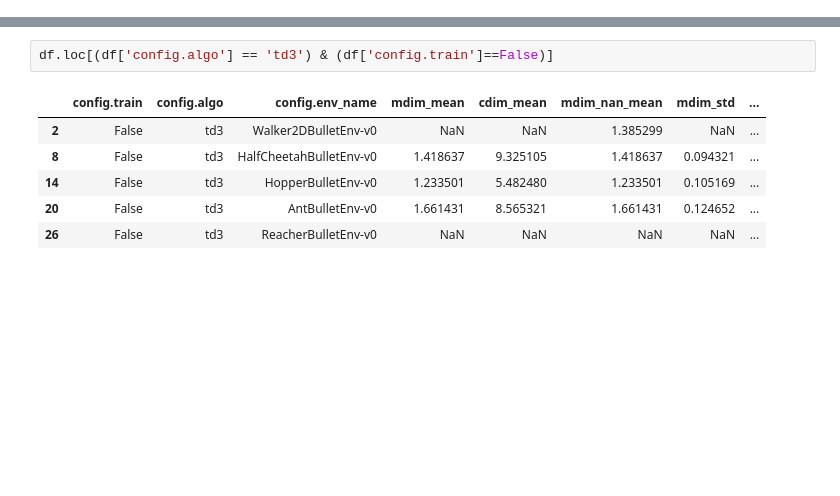
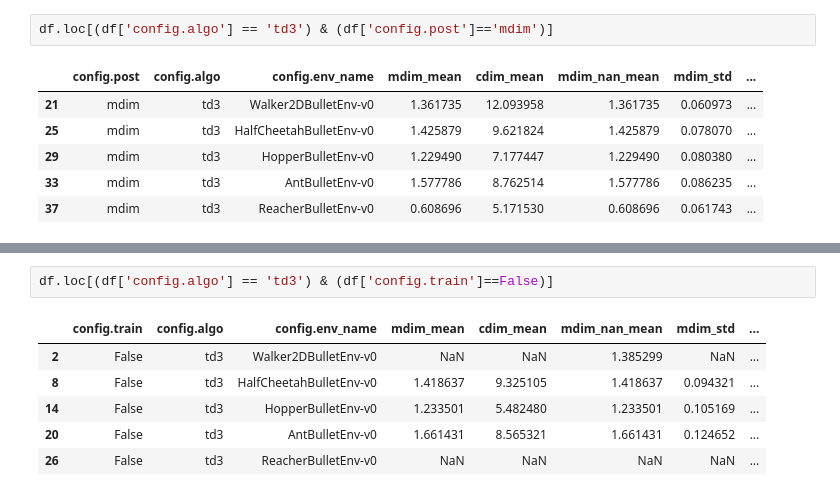
Before and after one commit to sgillen/policy_refinement, a Jupyter notebook: load_ars_zoo.ipynb, the cells around one changed output, grey strips where cells are left out. Drawn from its saved outputs; the diff is of its cells as text; blank space fills up the shorter version.

```diff
--- a/load_ars_zoo.ipynb
+++ b/load_ars_zoo.ipynb
@@ -0,0 +20,9 @@
+# %%
+df.loc[(df['config.algo'] == 'td3') & (df['config.post']=='mdim')]
+# %% [output]
+|  | config.post | config.algo | config.env_name | mdim_mean | cdim_mean | mdim_nan_mean | mdim_std | ... |
+| 21 | mdim | td3 | Walker2DBulletEnv-v0 | 1.361735 | 12.093958 | 1.361735 | 0.060973 | ... |
+| 25 | mdim | td3 | HalfCheetahBulletEnv-v0 | 1.425879 | 9.621824 | 1.425879 | 0.078070 | ... |
+| 29 | mdim | td3 | HopperBulletEnv-v0 | 1.229490 | 7.177447 | 1.229490 | 0.080380 | ... |
+| 33 | mdim | td3 | AntBulletEnv-v0 | 1.577786 | 8.762514 | 1.577786 | 0.086235 | ... |
+| 37 | mdim | td3 | ReacherBulletEnv-v0 | 0.608696 | 5.171530 | 0.608696 | 0.061743 | ... |
```
Also changed, not shown: parts of 7 cells of this notebook, 2 other files.
